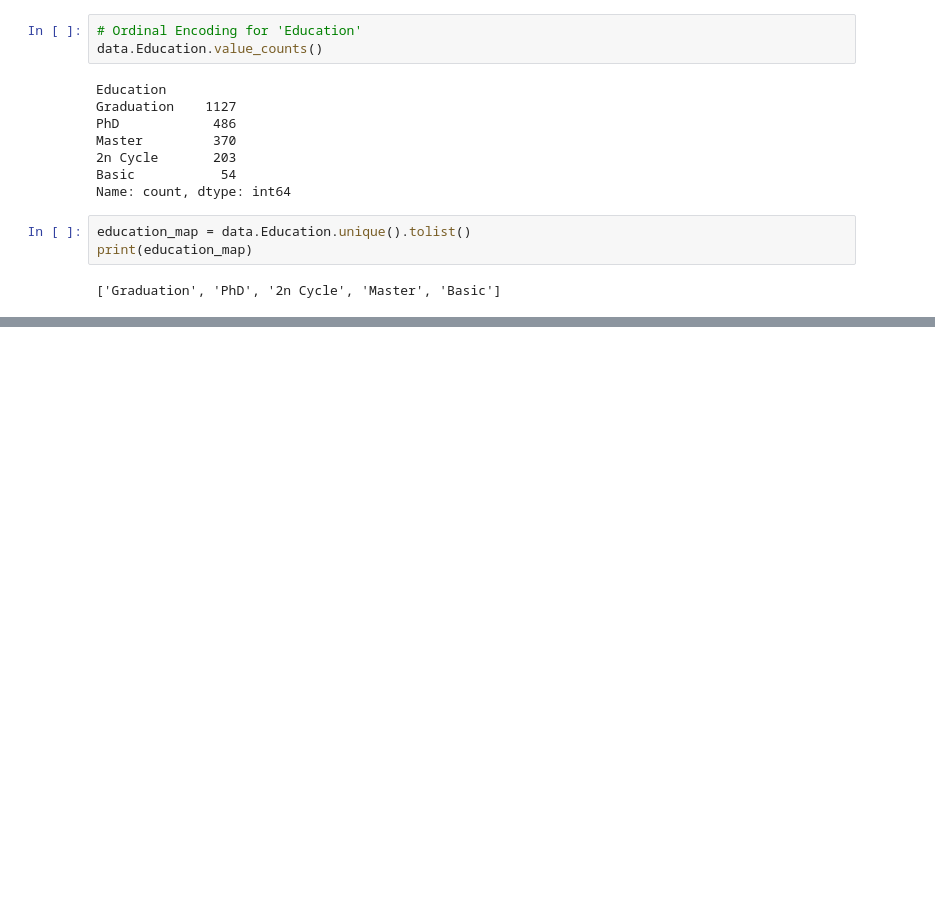
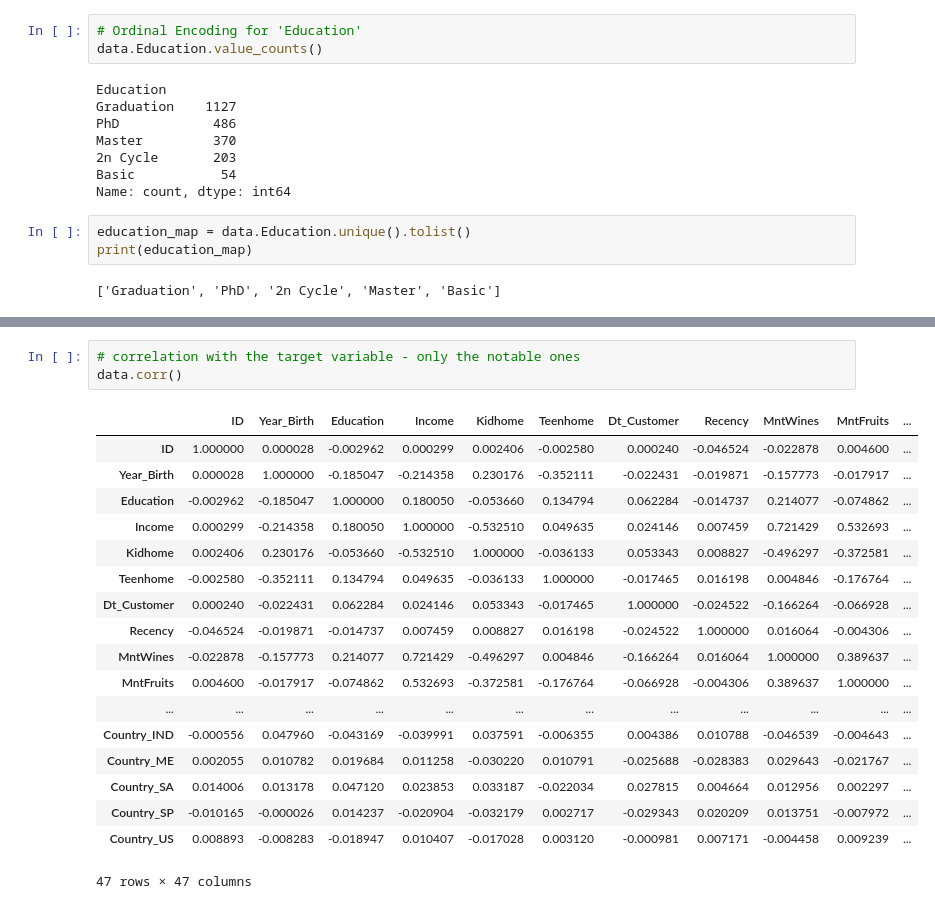
Before and after one commit to tomdu3/marketing-campaing-ds, a Jupyter notebook: marketing_campaing.ipynb, the cells around one changed output, grey strips where cells are left out. Drawn from its saved outputs; the diff is of its cells as text; blank space fills up the shorter version.

```diff
--- a/marketing_campaing.ipynb
+++ b/marketing_campaing.ipynb
@@ -422,0 +572,22 @@ data['Education'] = encoder_edu.fit_transform(data[['Education']])
+# %%
+# correlation with the target variable - only the notable ones
+data.corr()
+# %% [output]
+|  | ID | Year_Birth | Education | Income | Kidhome | Teenhome | Dt_Customer | Recency | MntWines | MntFruits | ... |
+| ID | 1.000000 | 0.000028 | -0.002962 | 0.000299 | 0.002406 | -0.002580 | 0.000240 | -0.046524 | -0.022878 | 0.004600 | ... |
+| Year_Birth | 0.000028 | 1.000000 | -0.185047 | -0.214358 | 0.230176 | -0.352111 | -0.022431 | -0.019871 | -0.157773 | -0.017917 | ... |
+| Education | -0.002962 | -0.185047 | 1.000000 | 0.180050 | -0.053660 | 0.134794 | 0.062284 | -0.014737 | 0.214077 | -0.074862 | ... |
+| Income | 0.000299 | -0.214358 | 0.180050 | 1.000000 | -0.532510 | 0.049635 | 0.024146 | 0.007459 | 0.721429 | 0.532693 | ... |
+| Kidhome | 0.002406 | 0.230176 | -0.053660 | -0.532510 | 1.000000 | -0.036133 | 0.053343 | 0.008827 | -0.496297 | -0.372581 | ... |
+| Teenhome | -0.002580 | -0.352111 | 0.134794 | 0.049635 | -0.036133 | 1.000000 | -0.017465 | 0.016198 | 0.004846 | -0.176764 | ... |
+| Dt_Customer | 0.000240 | -0.022431 | 0.062284 | 0.024146 | 0.053343 | -0.017465 | 1.000000 | -0.024522 | -0.166264 | -0.066928 | ... |
+| Recency | -0.046524 | -0.019871 | -0.014737 | 0.007459 | 0.008827 | 0.016198 | -0.024522 | 1.000000 | 0.016064 | -0.004306 | ... |
+| MntWines | -0.022878 | -0.157773 | 0.214077 | 0.721429 | -0.496297 | 0.004846 | -0.166264 | 0.016064 | 1.000000 | 0.389637 | ... |
+| MntFruits | 0.004600 | -0.017917 | -0.074862 | 0.532693 | -0.372581 | -0.176764 | -0.066928 | -0.004306 | 0.389637 | 1.000000 | ... |
+| ... | ... | ... | ... | ... | ... | ... | ... | ... | ... | ... | ... |
+| Country_IND | -0.000556 | 0.047960 | -0.043169 | -0.039991 | 0.037591 | -0.006355 | 0.004386 | 0.010788 | -0.046539 | -0.004643 | ... |
+| Country_ME | 0.002055 | 0.010782 | 0.019684 | 0.011258 | -0.030220 | 0.010791 | -0.025688 | -0.028383 | 0.029643 | -0.021767 | ... |
+| Country_SA | 0.014006 | 0.013178 | 0.047120 | 0.023853 | 0.033187 | -0.022034 | 0.027815 | 0.004664 | 0.012956 | 0.002297 | ... |
+| Country_SP | -0.010165 | -0.000026 | 0.014237 | -0.020904 | -0.032179 | 0.002717 | -0.029343 | 0.020209 | 0.013751 | -0.007972 | ... |
+| Country_US | 0.008893 | -0.008283 | -0.018947 | 0.010407 | -0.017028 | 0.003120 | -0.000981 | 0.007171 | -0.004458 | 0.009239 | ... |
+47 rows × 47 columns
```
Also changed, not shown: parts of 18 cells of this notebook.
